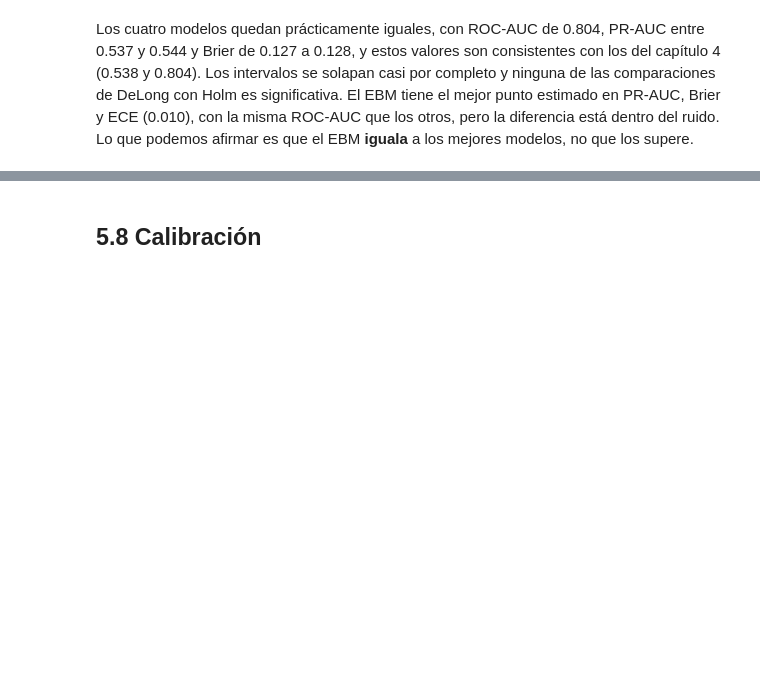
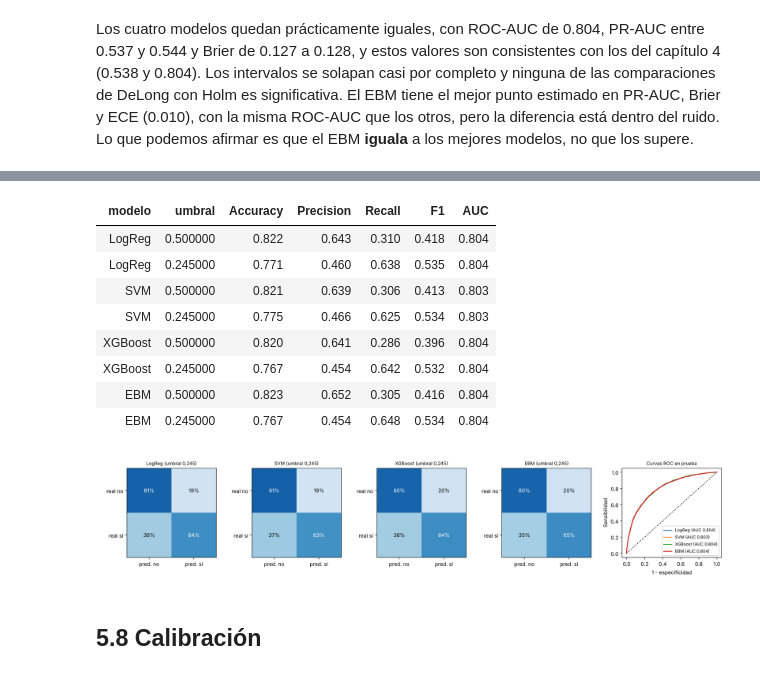
Before and after one commit to Ghuguetb/Proyecto-de-investigacion-ML-DCS, a Jupyter notebook: notebooks/05_benchmark.ipynb, the cells around one changed output, grey strips where cells are left out. Cells and saved outputs as stored; diff of their text form; code cells hidden in the pictures; blank space fills up the shorter version.

```diff
--- a/notebooks/05_benchmark.ipynb
+++ b/notebooks/05_benchmark.ipynb
@@ -287,3 +373,18 @@ Los cuatro modelos quedan prácticamente iguales, con ROC-AUC de 0.804, PR-AUC e
+# %%
+fl = pd.read_csv(RES / "test_clasificacion_finalistas.csv")
+display(fl.style.hide(axis="index").format({c: "{:.3f}" for c in ["Accuracy", "Precision", "Recall", "F1", "AUC"]}))
+display(Image(str(FIG / "confusion_roc_finalistas.png")))
+# %% [output]
+| modelo | umbral | Accuracy | Precision | Recall | F1 | AUC |
+| LogReg | 0.500000 | 0.822 | 0.643 | 0.310 | 0.418 | 0.804 |
+| LogReg | 0.245000 | 0.771 | 0.460 | 0.638 | 0.535 | 0.804 |
+| SVM | 0.500000 | 0.821 | 0.639 | 0.306 | 0.413 | 0.803 |
+| SVM | 0.245000 | 0.775 | 0.466 | 0.625 | 0.534 | 0.803 |
+| XGBoost | 0.500000 | 0.820 | 0.641 | 0.286 | 0.396 | 0.804 |
+| XGBoost | 0.245000 | 0.767 | 0.454 | 0.642 | 0.532 | 0.804 |
+| EBM | 0.500000 | 0.823 | 0.652 | 0.305 | 0.416 | 0.804 |
+| EBM | 0.245000 | 0.767 | 0.454 | 0.648 | 0.534 | 0.804 |
+[figure, added]
 # %% [markdown]
 ## 5.8 Calibración
 # %%
```
Also changed, not shown: parts of 20 cells of this notebook, 16 other files.
